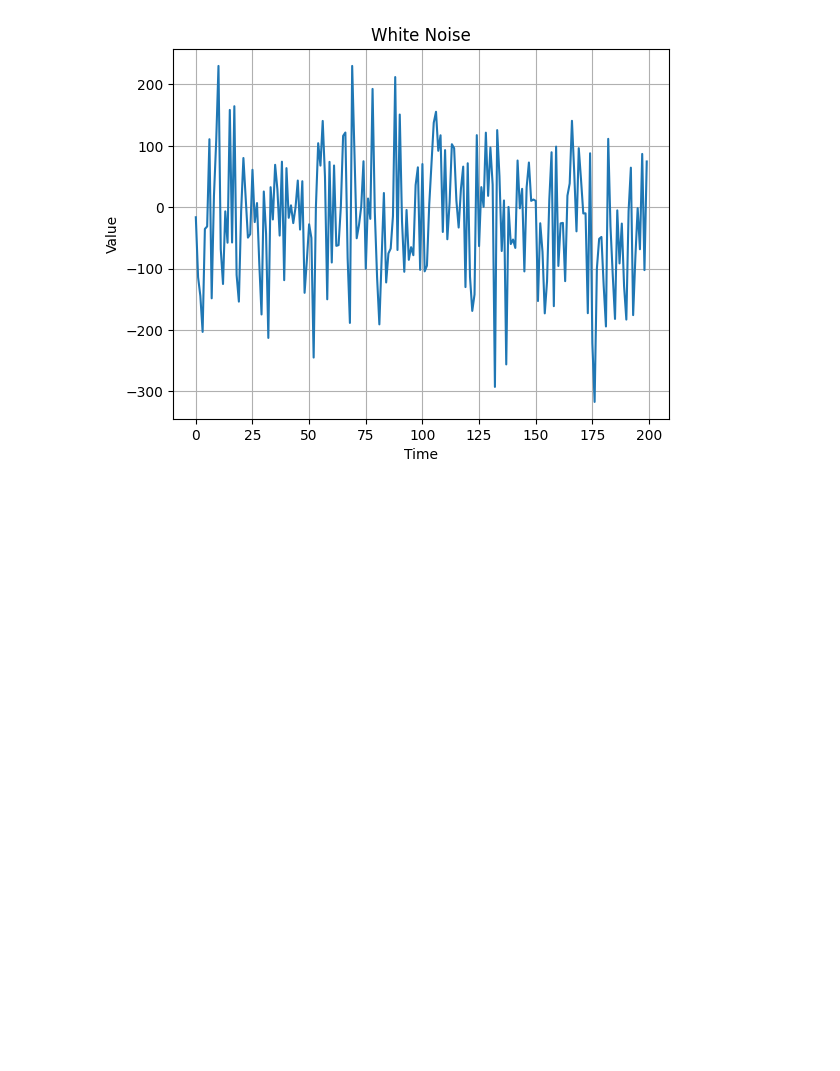
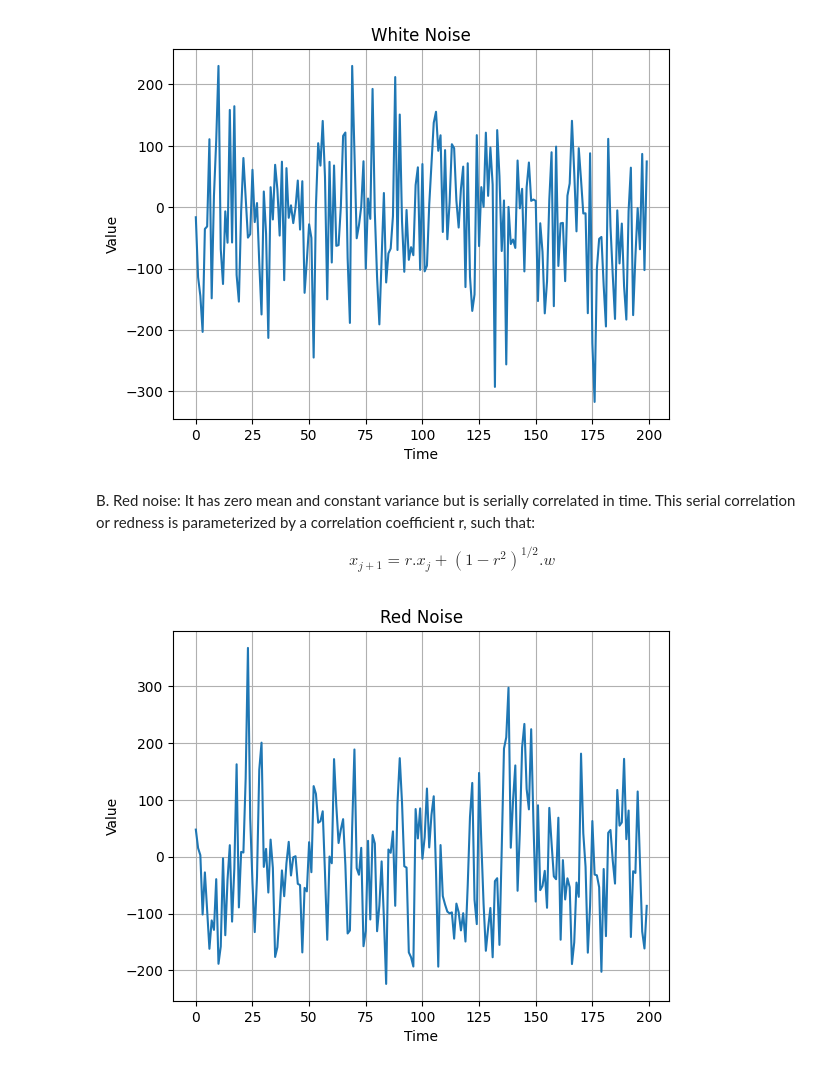
Before and after one commit to tankasalamanisha/TimeSeries, a Jupyter notebook: basics/data_generating_process.ipynb, the cells around one changed output. Drawn from its saved outputs; the diff is of its cells as text; code cells hidden in the pictures; blank space fills up the shorter version.

Commit message:
Generated red noise

```diff
--- a/basics/data_generating_process.ipynb
+++ b/basics/data_generating_process.ipynb
@@ -22,3 +24,22 @@ def plot_time_series(x,y, title):
 plot_time_series(x=time, y=values, title="White Noise")
 # %% [output]
 [figure]
+# %% [markdown]
+B. Red noise:
+It has zero mean and constant variance but is serially correlated in time. This serial correlation or redness is parameterized by a correlation coefficient r, such that:
+
+$${x}_{j+1} = {r}.{x}_{j} + {(1 - r^{2})}^{1/2}.{w}$$
+# %%
+r = 0.4
+time = np.arange(200)
+white_noise = np.random.randn(200)*100
+values = np.zeros(200)
+for i, v in enumerate(white_noise):
+    if i == 0:
+        values[i] = v
+    else:
+        values[i] = r*values[i-1] + np.sqrt(1- np.power(r,2))*v
+
+plot_time_series(time, values, "Red Noise")
+# %% [output]
+[figure, added]
```
Also changed, not shown: parts of 1 cell of this notebook.
